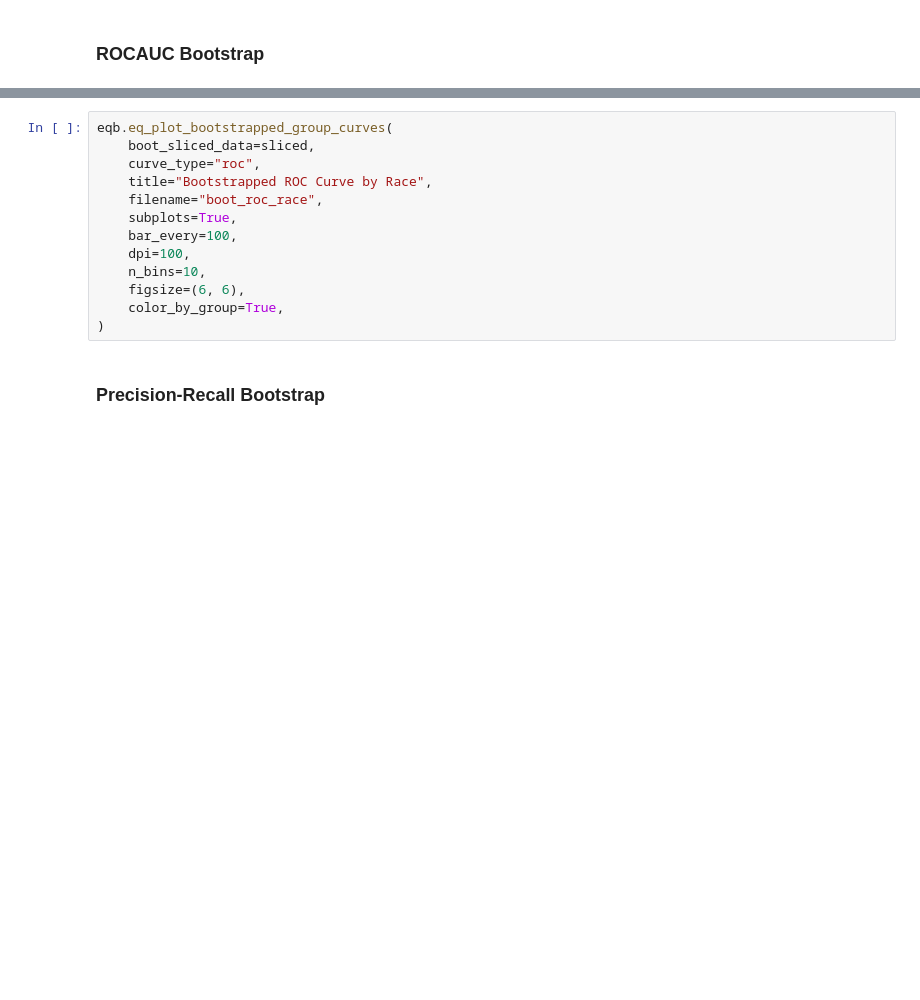
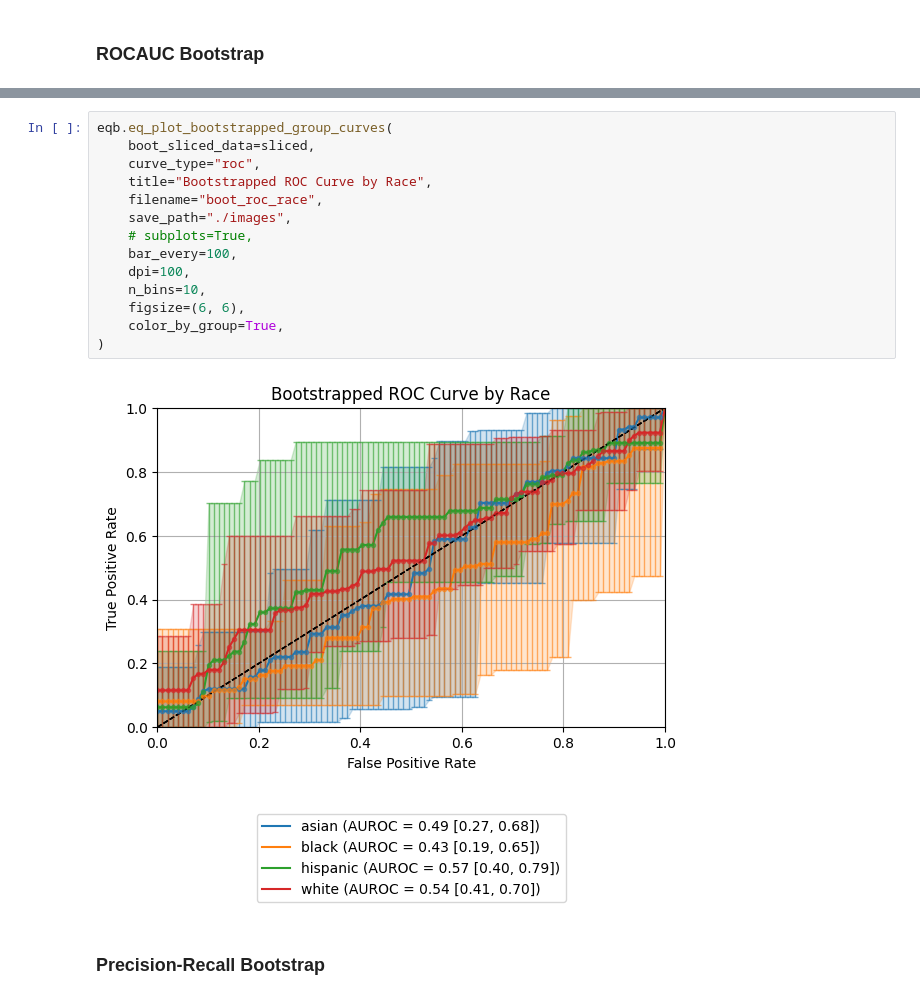
Before and after one commit to uclamii/equiboots, a Jupyter notebook: notebooks/equi_boots_plots.ipynb, the cells around one changed output, grey strips where cells are left out. Drawn from its saved outputs; the diff is of its cells as text; blank space fills up the shorter version.

```diff
--- a/notebooks/equi_boots_plots.ipynb
+++ b/notebooks/equi_boots_plots.ipynb
@@ -219,16 +249,19 @@ eqb.eq_plot_bootstrapped_group_curves(
 # %%
 eqb.eq_plot_bootstrapped_group_curves(
     boot_sliced_data=sliced,
     curve_type="roc",
     title="Bootstrapped ROC Curve by Race",
     filename="boot_roc_race",
-    subplots=True,
+    save_path="./images",
+    # subplots=True,
     bar_every=100,
     dpi=100,
     n_bins=10,
     figsize=(6, 6),
     color_by_group=True,
 )
+# %% [output]
+[figure, added]
 # %% [markdown]
 ### Precision-Recall Bootstrap
 # %%
```
Also changed, not shown: parts of 20 cells of this notebook, 2 other files.
